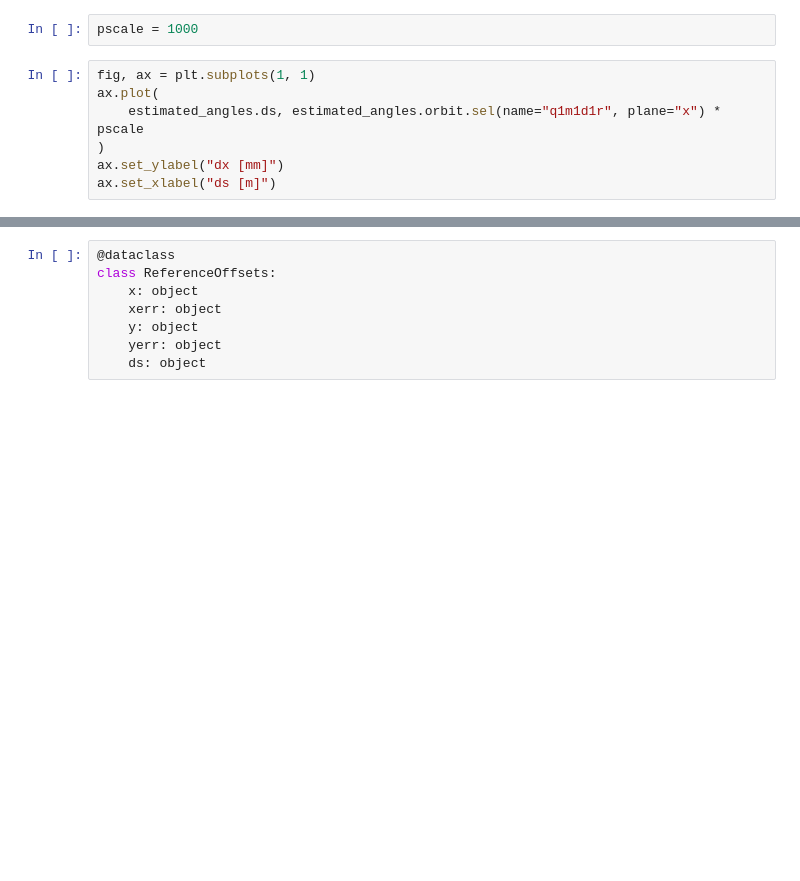
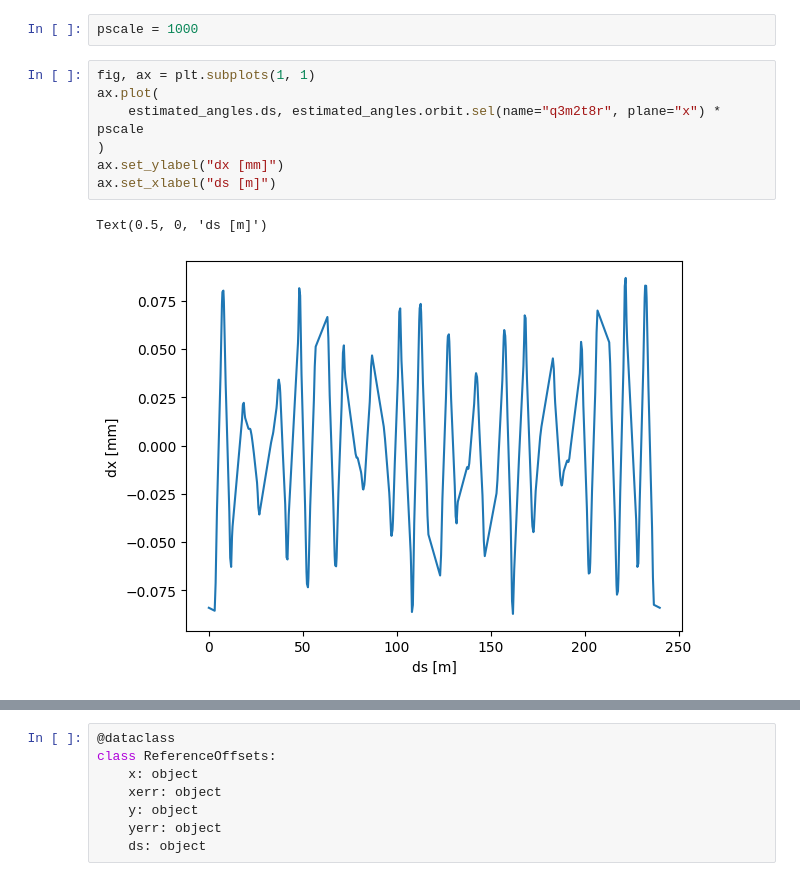
Before and after one commit to hz-b/bact-analysis-bessyii, a Jupyter notebook: notebooks/analysis_bba_data.ipynb, the cells around one changed output, grey strips where cells are left out. Cells and saved outputs as stored; diff of their text form; blank space fills up the shorter version.

```diff
--- a/notebooks/analysis_bba_data.ipynb
+++ b/notebooks/analysis_bba_data.ipynb
@@ -52,10 +135,13 @@ pscale = 1000
 # %%
 fig, ax = plt.subplots(1, 1)
 ax.plot(
-    estimated_angles.ds, estimated_angles.orbit.sel(name="q1m1d1r", plane="x") * pscale
+    estimated_angles.ds, estimated_angles.orbit.sel(name="q3m2t8r", plane="x") * pscale
 )
 ax.set_ylabel("dx [mm]")
 ax.set_xlabel("ds [m]")
+# %% [output]
+Text(0.5, 0, 'ds [m]')
+[figure, added]
 # %%
 fig, axes = plt.subplots(2, 1, figsize=[12, 9], sharex=True)
 ax_x, ax_y = axes
```
Also changed, not shown: parts of 10 cells of this notebook, 4 other files.
